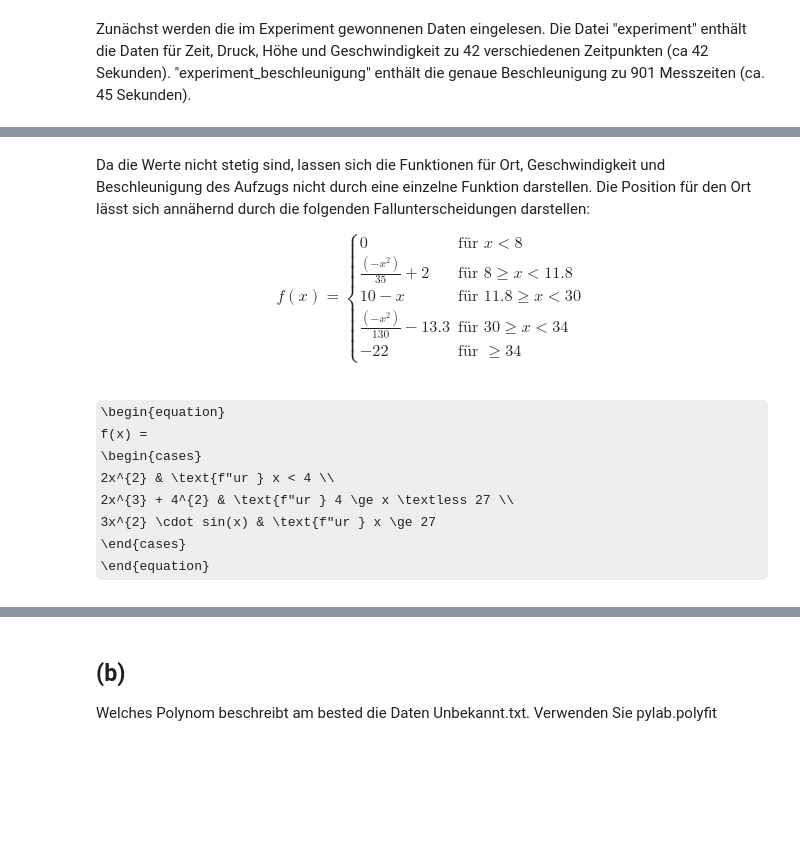
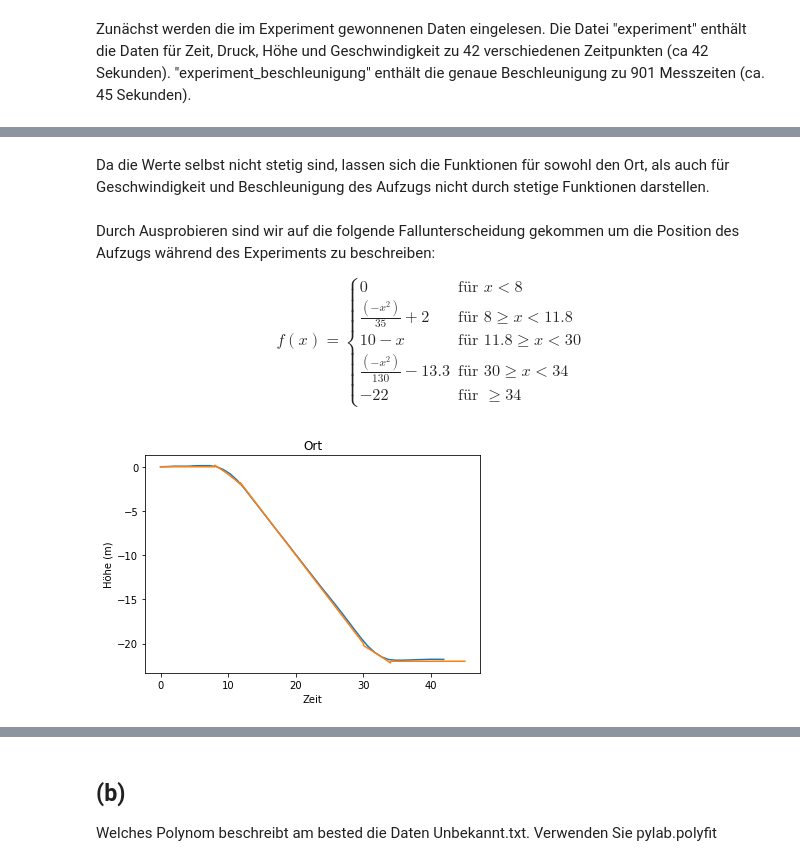
Before and after one commit to AlexandraMayer/Modellbildung-und-Simulation, a Jupyter notebook: Klassische Mechanik 1.ipynb, the cells around one changed output, grey strips where cells are left out. Drawn from its saved outputs; the diff is of its cells as text; code cells hidden in the pictures; some formulas as TeX source; blank space fills up the shorter version.

```diff
--- a/Klassische Mechanik 1.ipynb
+++ b/Klassische Mechanik 1.ipynb
@@ -35,5 +46,7 @@ plt.show()
+# %% [markdown]
+Da die Werte selbst nicht stetig sind, lassen sich die Funktionen für sowohl den Ort, als auch für Geschwindigkeit und Beschleunigung des Aufzugs nicht durch stetige Funktionen darstellen.
 # %% [markdown]
-Da die Werte nicht stetig sind, lassen sich die Funktionen für Ort, Geschwindigkeit und Beschleunigung des Aufzugs nicht durch eine einzelne Funktion darstellen. Die Position für den Ort lässt sich annähernd durch die folgenden Fallunterscheidungen darstellen:
+Durch Ausprobieren sind wir auf die folgende Fallunterscheidung gekommen um die Position des Aufzugs während des Experiments zu beschreiben:
 
 
 \begin{equation}
@@ -49,18 +62,24 @@ Da die Werte nicht stetig sind, lassen sich die Funktionen für Ort, Geschwindig
 # %%
 def height(x):
     if x < 8:
         return 0.0
     elif x < 11.8:
         return (-x**2)/35+2
     elif x < 30:
         return 10-x
     elif x < 34:
         return (-x**2)/130-13.3
     else:
         return -22
 
 
 x = np.arange(0,45, 0.01)
-y = [height(xs) for xs in x]
+y_height = [height(xs) for xs in x]
 plt.plot(experiment.values[:,0], experiment.values[:,2])
-plt.plot(x,y)
+plt.title('Ort')
+plt.xlabel('Zeit')
+plt.ylabel('Höhe (m)')
+plt.plot(x,y_height)
+plt.show()
+# %% [output]
+[figure, added]
@@ -93,11 +85,0 @@ plt.plot(x,y)
-# %% [markdown]
-
-
-\begin{equation}
-   f(x) =
-   \begin{cases}
-     2x^{2} & \text{f"ur } x < 4 \\
-     2x^{3} + 4^{2} & \text{f"ur } 4 \ge x \textless 27 \\
-     3x^{2} \cdot sin(x) & \text{f"ur } x \ge 27
-   \end{cases}
-\end{equation}
```
Also changed, not shown: parts of 162 cells of this notebook.
